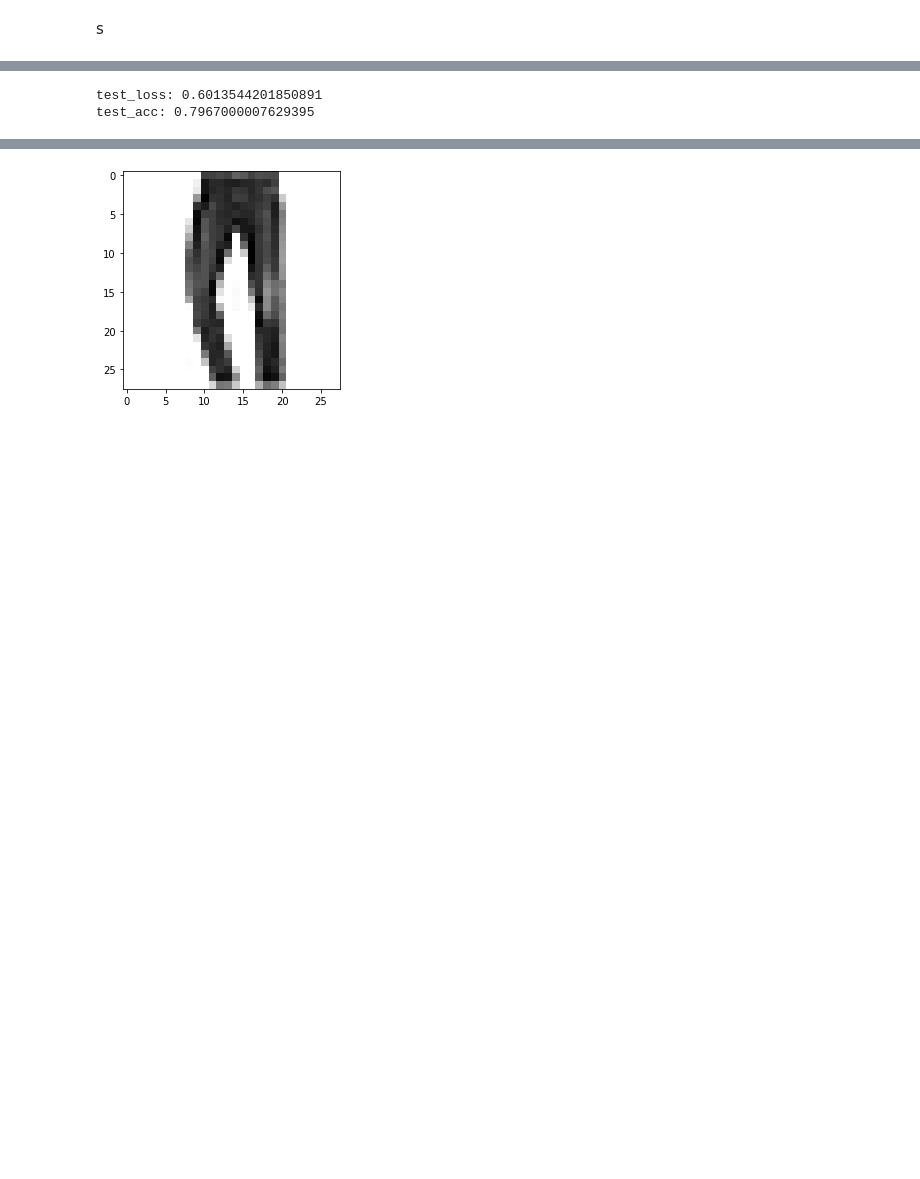
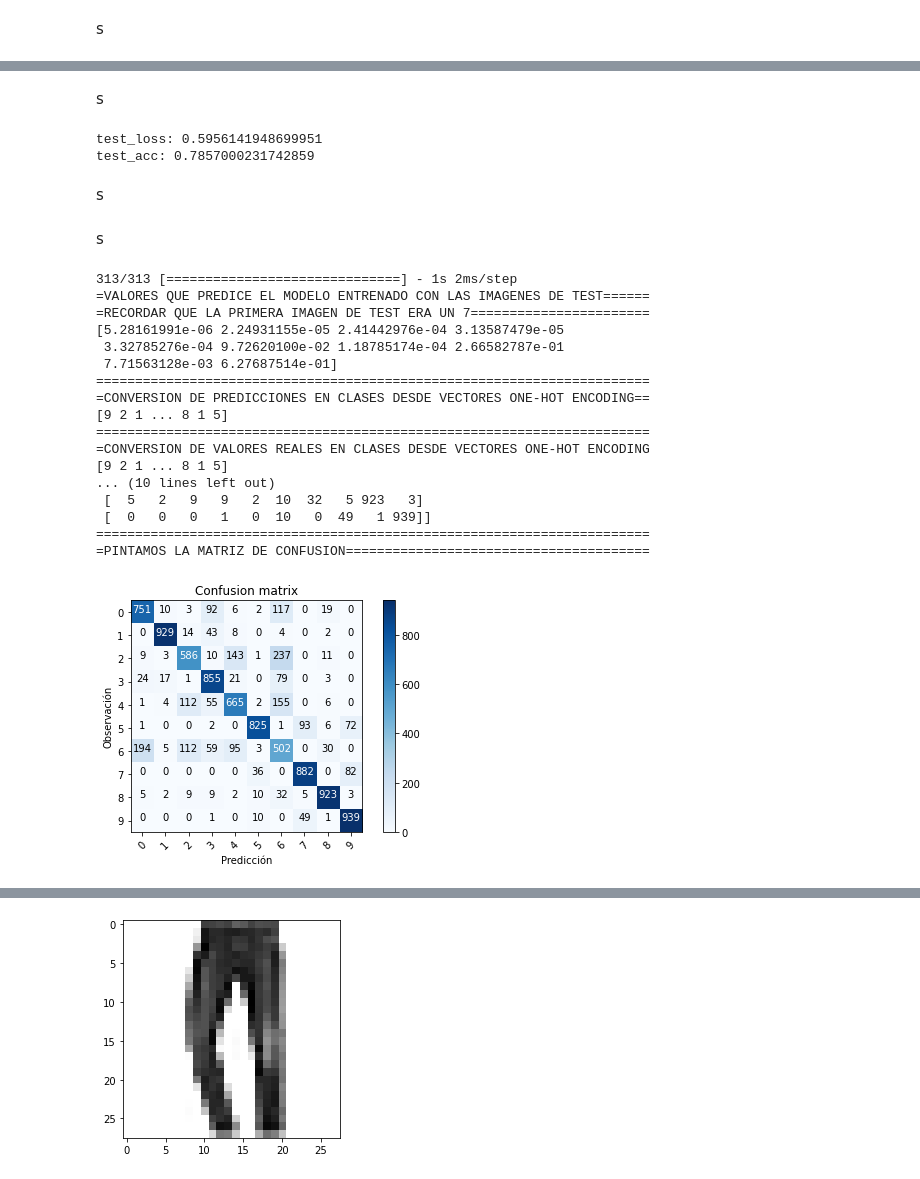
Before and after one commit to DanielAlonsoCuriel/deeplearning, a Jupyter notebook: PRACTICA_Fashion_MNIST.ipynb, the cells around one changed output, grey strips where cells are left out. Saved outputs shown, nothing was run; the diff lists cells and outputs as text; code cells hidden in the pictures; blank space fills up the shorter version.

```diff
--- a/PRACTICA_Fashion_MNIST.ipynb
+++ b/PRACTICA_Fashion_MNIST.ipynb
@@ -226,0 +140,9 @@ s
+# %%
+one_hot_train_labels=train_labels
+
+
+x_val = train_data[:10000]
+partial_x_train = train_data[10000:]
+
+y_val = one_hot_train_labels[:10000]
+partial_y_train = one_hot_train_labels[10000:]
@@ -227,4 +151,8 @@ s
 # %%
-history = model.fit(train_data, train_labels, epochs=5, batch_size=128)
+history = model.fit(train_data,
+          train_labels,
+          epochs=5,
+          batch_size=128,
+          validation_data=(x_val, y_val))
 # %% [output]
 Epoch 1/5
@@ -245,9 +174,13 @@ test_loss, test_acc = model.evaluate(test_data, test_labels)
+# %% [markdown]
+s
 # %%
 print('test_loss:', test_loss)
 print('test_acc:', test_acc)
 # %% [output]
-test_loss: 0.6013544201850891
-test_acc: 0.7967000007629395
+test_loss: 0.5956141948699951
+test_acc: 0.7857000231742859
+# %% [markdown]
+s
 # %%
 # Look at confusion matrix
 # Note, this code is taken straight from the SKLEARN website, an nice way of
@@ -279,3 +213,54 @@ def plot_confusion_matrix(cm, classes,
     plt.tight_layout()
     plt.ylabel('Observación')
     plt.xlabel('Predicción')
+# %% [markdown]
+s
+# %%
+from collections import Counter
+from sklearn.metrics import confusion_matrix
+import itertools
+import numpy as np
+
+# Predicción de valores desde el dataset de validación
+Y_pred = model.predict(test_data)
+print("=VALORES QUE PREDICE EL MODELO ENTRENADO CON LAS IMAGENES DE TEST======")
+print("=RECORDAR QUE LA PRIMERA IMAGEN DE TEST ERA UN 7=======================")
+print(Y_pred[0])
+print("=======================================================================")
+# Convertir en predicciones de clases desde los vectores one-hot encoding
+Y_pred_classes = np.argmax(Y_pred, axis = 1)
+print("=CONVERSION DE PREDICCIONES EN CLASES DESDE VECTORES ONE-HOT ENCODING==")
+print(Y_pred_classes)
+print("=======================================================================")
+# Convertir en clases de observación desde los vectores one-hot encoding
+Y_true = np.argmax(test_labels, axis = 1)
+print("=CONVERSION DE VALORES REALES EN CLASES DESDE VECTORES ONE-HOT ENCODING")
+print(Y_true)
+print("=======================================================================")
+# Computar la matriz de confusión
+confusion_mtx = confusion_matrix(Y_true, Y_pred_classes)
+print("=MATRIZ DE CONFUSION CON VALORES REALES FRENTE A LOS PREDICHOS=========")
+print(confusion_mtx)
+print("=======================================================================")
+# Dibujar la matriz de confusión
+print("=PINTAMOS LA MATRIZ DE CONFUSION=======================================")
+plot_confusion_matrix(confusion_mtx, classes = range(10))
+# %% [output]
+313/313 [==============================] - 1s 2ms/step
+=VALORES QUE PREDICE EL MODELO ENTRENADO CON LAS IMAGENES DE TEST======
+=RECORDAR QUE LA PRIMERA IMAGEN DE TEST ERA UN 7=======================
+[5.28161991e-06 2.24931155e-05 2.41442976e-04 3.13587479e-05
+ 3.32785276e-04 9.72620100e-02 1.18785174e-04 2.66582787e-01
+ 7.71563128e-03 6.27687514e-01]
+=======================================================================
+=CONVERSION DE PREDICCIONES EN CLASES DESDE VECTORES ONE-HOT ENCODING==
+[9 2 1 ... 8 1 5]
+=======================================================================
+=CONVERSION DE VALORES REALES EN CLASES DESDE VECTORES ONE-HOT ENCODING
+[9 2 1 ... 8 1 5]
+... (10 lines left out)
+ [  5   2   9   9   2  10  32   5 923   3]
+ [  0   0   0   1   0  10   0  49   1 939]]
+=======================================================================
+=PINTAMOS LA MATRIZ DE CONFUSION=======================================
+[figure, added]
```
Also changed, not shown: parts of 154 cells of this notebook.
